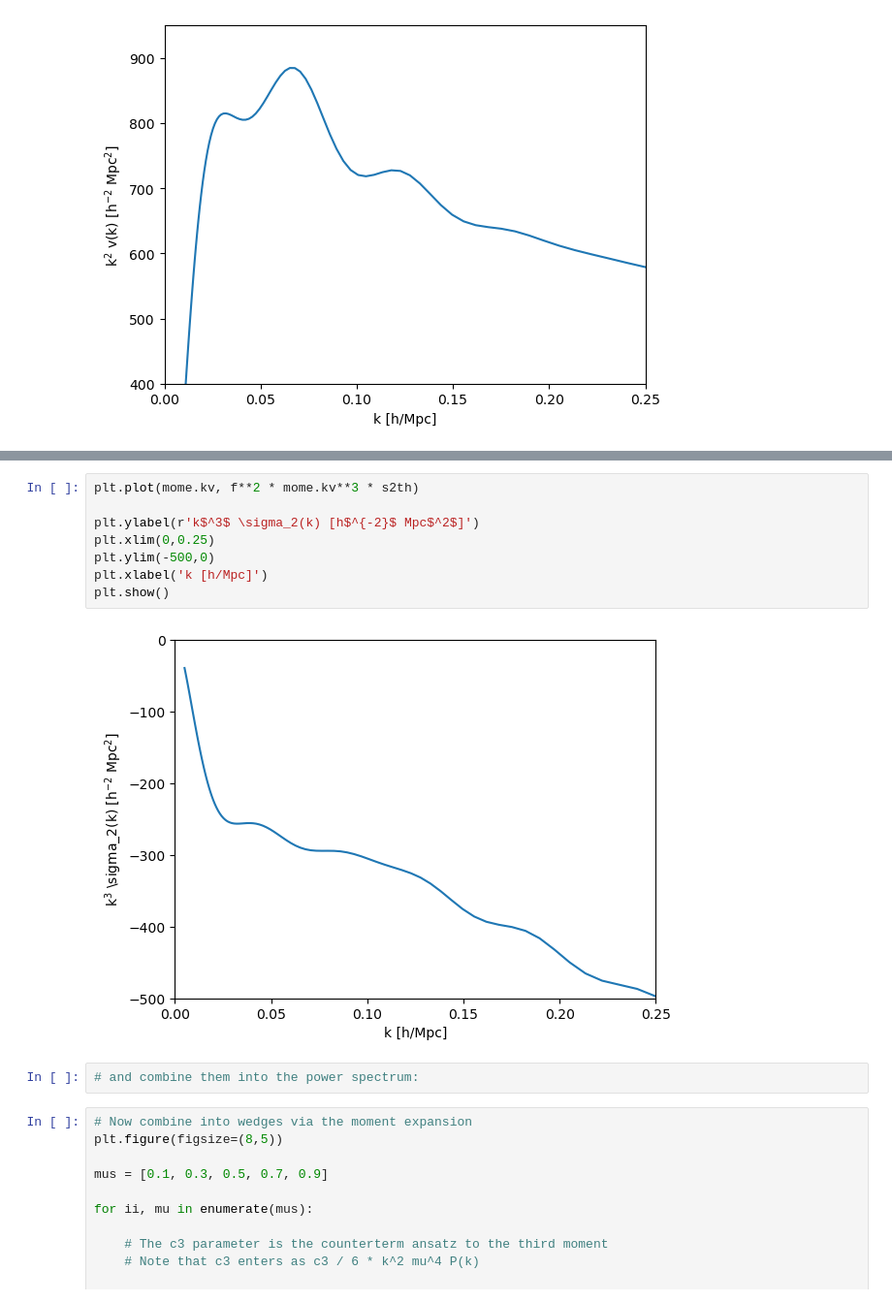
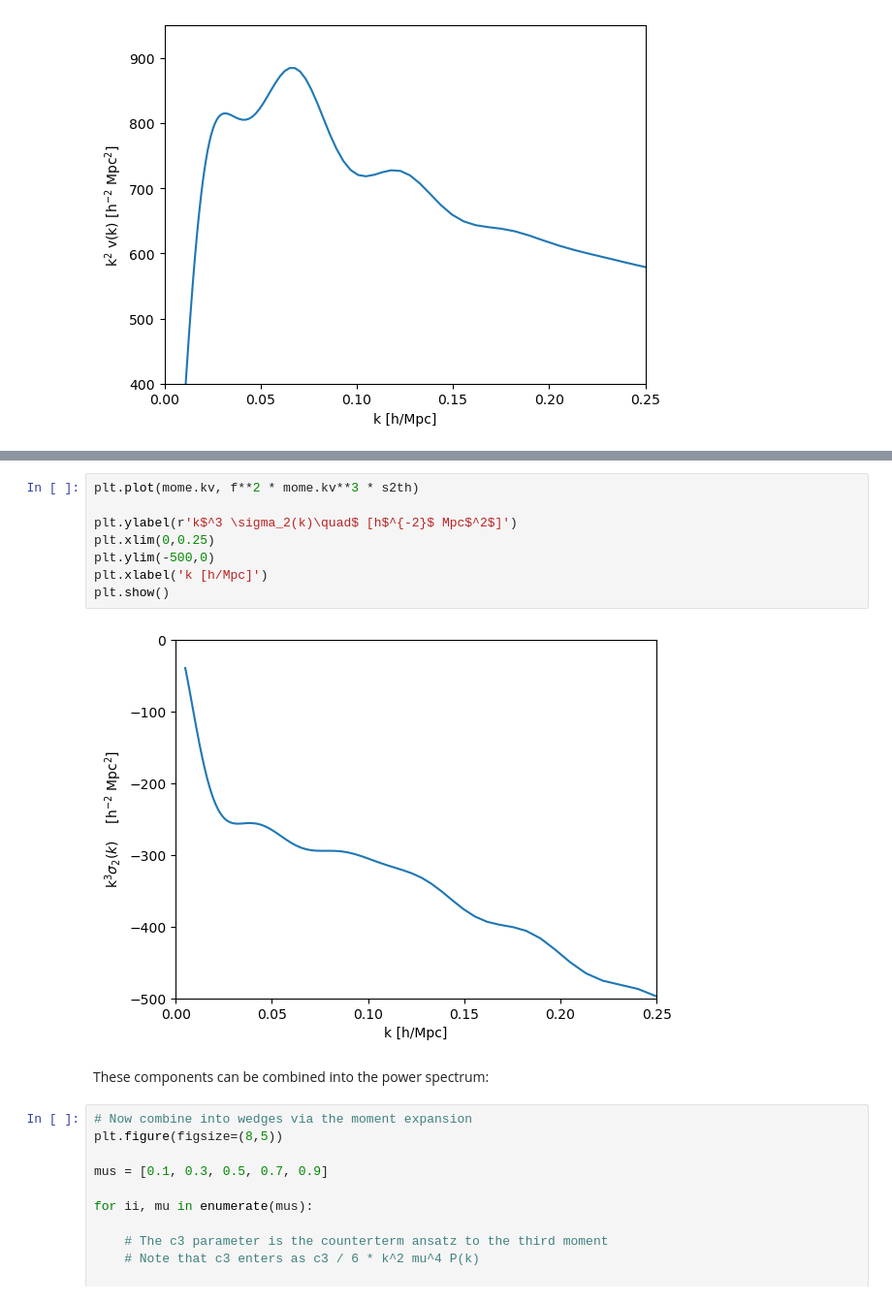
Before and after one commit to sfschen/velocileptors, a Jupyter notebook: EPT Examples.ipynb, the cells around one changed output, grey strips where cells are left out. Shown: that part at 97% size. Cells and saved outputs as stored; diff of their text form.

```diff
--- a/EPT Examples.ipynb
+++ b/EPT Examples.ipynb
@@ -85,15 +86,15 @@ plt.show()
 # %%
 plt.plot(mome.kv, f**2 * mome.kv**3 * s2th)
 
-plt.ylabel(r'k$^3$ \sigma_2(k) [h$^{-2}$ Mpc$^2$]')
+plt.ylabel(r'k$^3 \sigma_2(k)\quad$ [h$^{-2}$ Mpc$^2$]')
 plt.xlim(0,0.25)
 plt.ylim(-500,0)
 plt.xlabel('k [h/Mpc]')
 plt.show()
 # %% [output]
-[figure, old version]
+[figure, new version]
-# %%
-# and combine them into the power spectrum:
+# %% [markdown]
+These components can be combined into the power spectrum:
 # %%
 # Now combine into wedges via the moment expansion
 plt.figure(figsize=(8,5))
```
Also changed, not shown: parts of 17 cells of this notebook.
